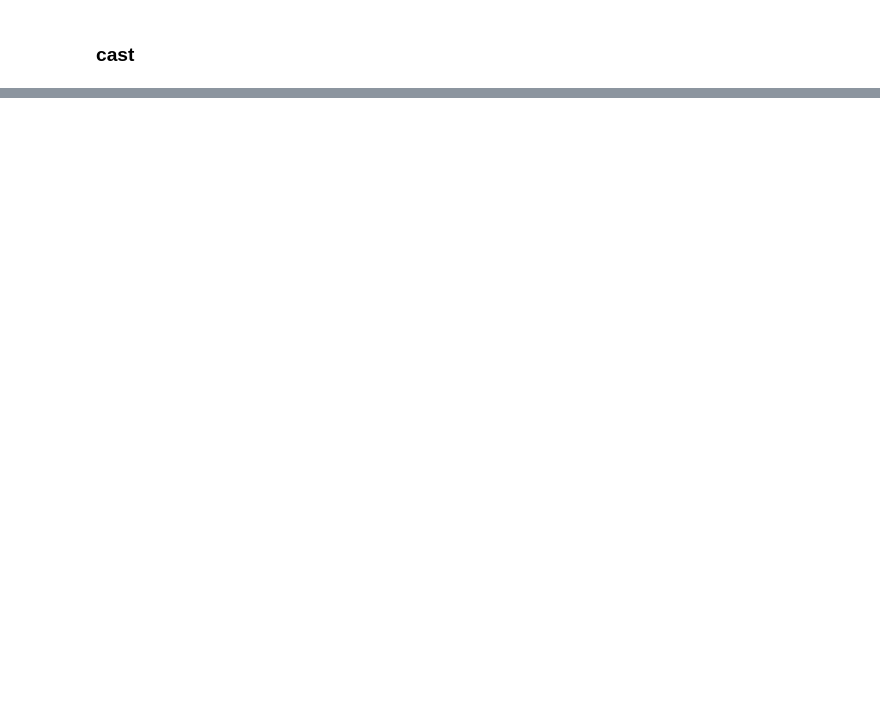
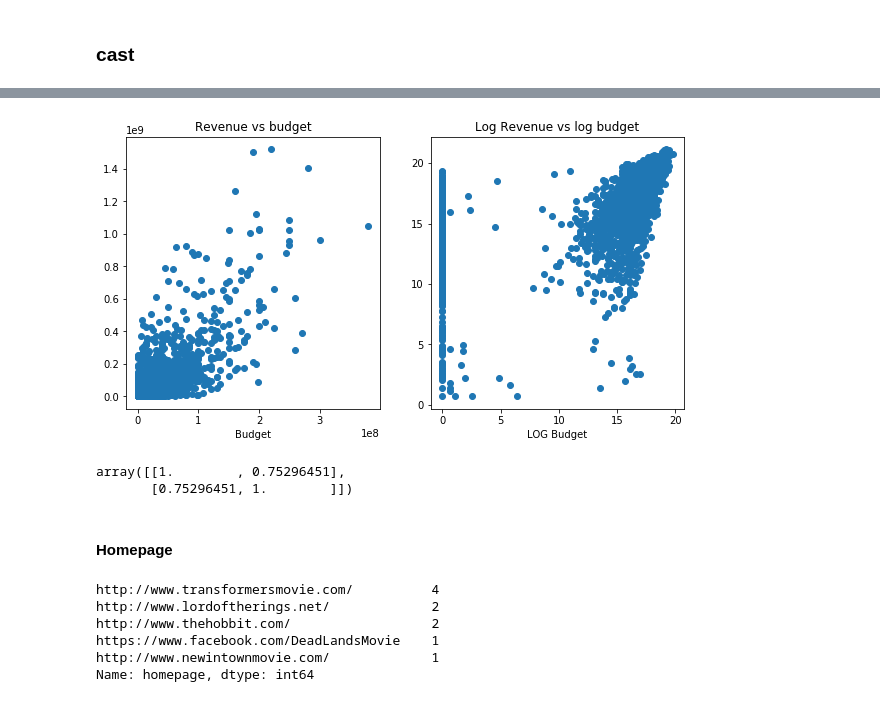
Before and after one commit to Deepesh87/TMDB-Box-Office-Prediction, a Jupyter notebook: Box_Office.ipynb, the cells around one changed output, grey strips where cells are left out. Drawn from its saved outputs; the diff is of its cells as text; code cells hidden in the pictures; blank space fills up the shorter version.

```diff
--- a/Box_Office.ipynb
+++ b/Box_Office.ipynb
@@ -403,0 +536,12 @@ for i in most_common_Keywords:
+# %%
+plt.figure(figsize=(10, 5))
+plt.subplot(1, 2, 1)
+plt.scatter(train['budget'], train['revenue'])
+plt.xlabel("Budget")
+plt.title('Revenue vs budget');
+plt.subplot(1, 2, 2)
+plt.scatter(np.log1p(train['budget']), train['log_revenue'])
+plt.xlabel("LOG Budget")
+plt.title('Log Revenue vs log budget');
+# %% [output]
+[figure, added]
@@ -403,0 +551,16 @@ for i in most_common_Keywords:
+# %%
+np.corrcoef(train['budget'],train['revenue'])
+# %% [output]
+array([[1.        , 0.75296451],
+       [0.75296451, 1.        ]])
+# %% [markdown]
+#### Homepage
+# %%
+train['homepage'].value_counts().head() #most of them are unique
+# %% [output]
+http://www.transformersmovie.com/          4
+http://www.lordoftherings.net/             2
+http://www.thehobbit.com/                  2
+https://www.facebook.com/DeadLandsMovie    1
+http://www.newintownmovie.com/             1
+Name: homepage, dtype: int64
```
Also changed, not shown: parts of 119 cells of this notebook, 1 other file.
